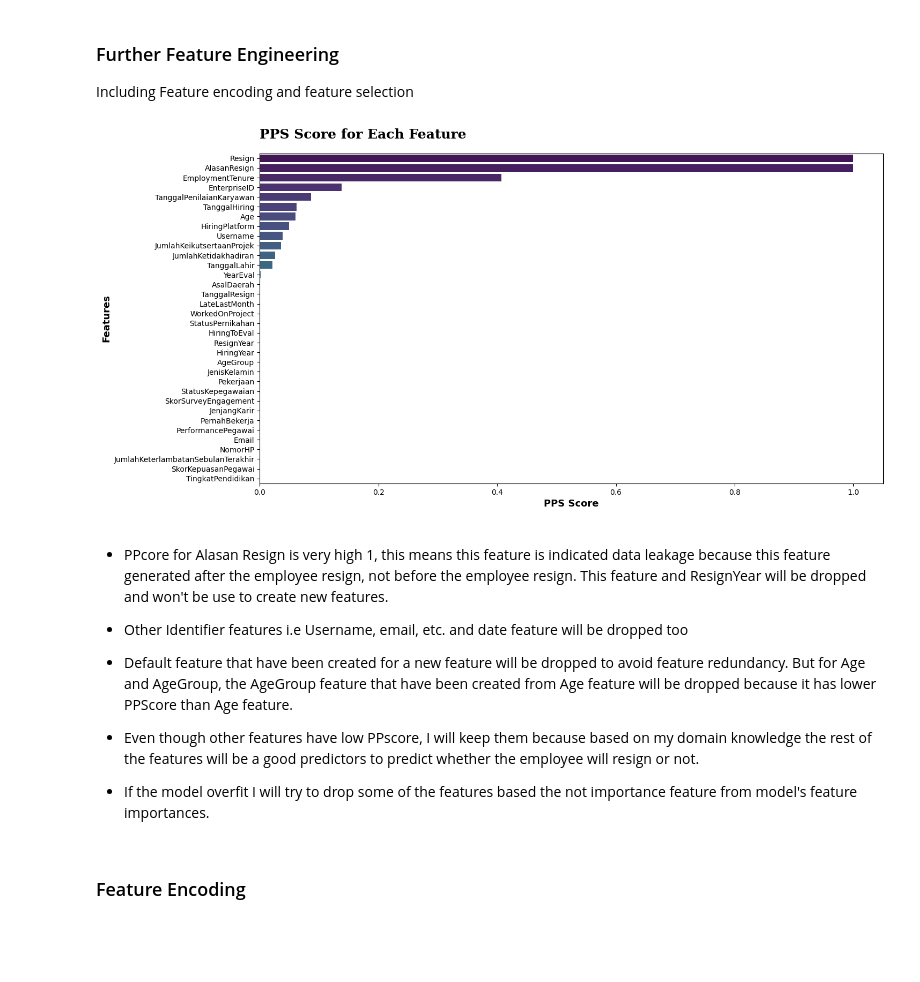
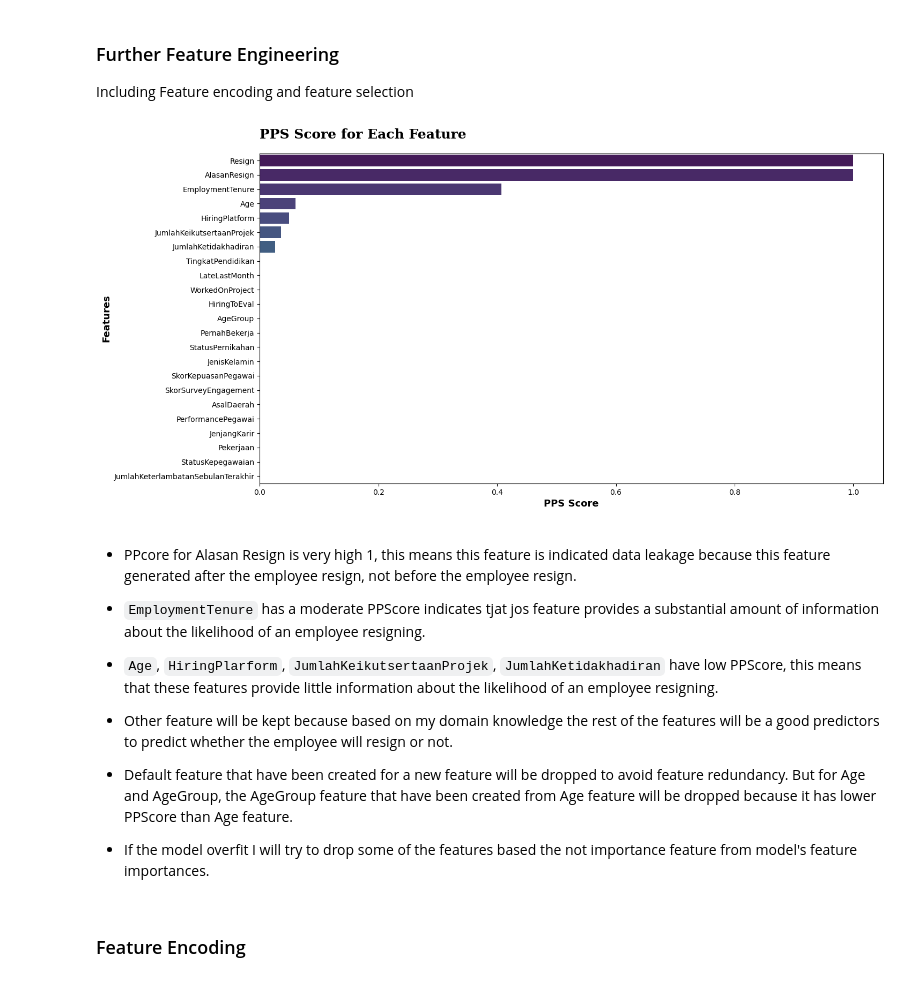
Before and after one commit to azaryasph/Improving-Employee-Retention-By-Predicting-Employee-Attrition-Using-Machine-Learning, a Jupyter notebook: notebook/predict_employee_attrition.ipynb, the cells around one changed output. Cells and saved outputs as stored; diff of their text form; code cells hidden in the pictures; blank space fills up the shorter version.

```diff
--- a/notebook/predict_employee_attrition.ipynb
+++ b/notebook/predict_employee_attrition.ipynb
@@ -403,6 +403,9 @@ metrics_agg['Year'] = metrics_agg['Year'].astype(int)
 # Create a new column by Calculate the difference between TotalHiring and TotalResign for each year
 metrics_agg['NetHires'] = metrics_agg['TotalHires'] - metrics_agg['TotalResign']
 
+metrics_agg.sort_values(by='Year', inplace=True)
+
+
 # Create new column by calculate the cumulative sum of TotalHiring over the years0
 metrics_agg['CumulativeHiring'] = metrics_agg['NetHires'].cumsum()
 
@@ -413,6 +416,7 @@ metrics_agg['CumulativeResign'] = metrics_agg['TotalResign'].cumsum()
 # by subtracting the cumulative resignations from the cumulative hirings
 metrics_agg['RemainEmp'] = metrics_agg['CumulativeHiring'] - metrics_agg['CumulativeResign']
 
+
 metrics_agg
 # %% [output]
 |  | Year | TotalResign | TotalHires | NetHires | CumulativeHiring | CumulativeResign | RemainEmp |
@@ -1038,35 +1043,40 @@ X_train_cl = clean_missing(X_train)
 X_train_cld = feat_enc1(X_train_cl)
 # %%
 concat_df = pd.concat([X_train_cld, y_train], axis=1)
+biascol = ['Username', 'EnterpriseID', 'TanggalHiring', 'TanggalResign', 'Email', 'HiringYear',
+           'TanggalPenilaianKaryawan', 'YearEval', 'ResignYear', 'TanggalLahir', 'NomorHP']
+concat_df.drop(columns=biascol, inplace=True)
 
 pps_scores = []
 for column in concat_df.columns:
     score = pps.score(concat_df, column, 'Resign')
     pps_scores.append((column, score['ppscore']))
 
 pps_df = pd.DataFrame(pps_scores, columns=['Features', 'PPS'])
 
 pps_df = pps_df.sort_values('PPS', ascending=False)
 
 plt.figure(figsize=(15, 8))
 sns.barplot(x='PPS', y='Features', data=pps_df, palette='viridis')
 
 plt.title('PPS Score for Each Feature', fontdict=fdbold, pad=20, loc='left')
 plt.xlabel('PPS Score', fontsize=13, fontweight='bold')
 plt.ylabel('Features', fontsize=13, fontweight='bold')
 
 plt.show()
 # %% [output]
-[figure, old version]
+[figure, new version]
 # %% [markdown]
-- PPcore for Alasan Resign is very high 1, this means this feature is indicated data leakage because this feature generated after the employee resign, not before the employee resign. This feature and ResignYear will be dropped and won't be use to create new features.
+- PPcore for Alasan Resign is very high 1, this means this feature is indicated data leakage because this feature generated after the employee resign, not before the employee resign.
 
-- Other Identifier features i.e Username, email, etc. and date feature will be dropped too
+- `EmploymentTenure` has a moderate PPScore indicates tjat jos feature provides a substantial amount of information about the likelihood of an employee resigning.
+
+- `Age`, `HiringPlarform`, `JumlahKeikutsertaanProjek`, `JumlahKetidakhadiran` have low PPScore, this means that these features provide little information about the likelihood of an employee resigning.
+
+- Other feature will be kept because based on my domain knowledge the rest of the features will be a good predictors to predict whether the employee will resign or not.
 
 - Default feature that have been created for a new feature will be dropped to avoid feature redundancy. But for Age and AgeGroup, the AgeGroup feature that have been created from Age feature will be dropped because it has lower PPScore than Age feature.
 
-- Even though other features have low PPscore, I will keep them because based on my domain knowledge the rest of the features will be a good predictors to predict whether the employee will resign or not.
-
 - If the model overfit I will try to drop some of the features based the not importance feature from model's feature importances.
 # %% [markdown]
 ### Feature Encoding
```
Also changed, not shown: parts of 9 cells of this notebook.
